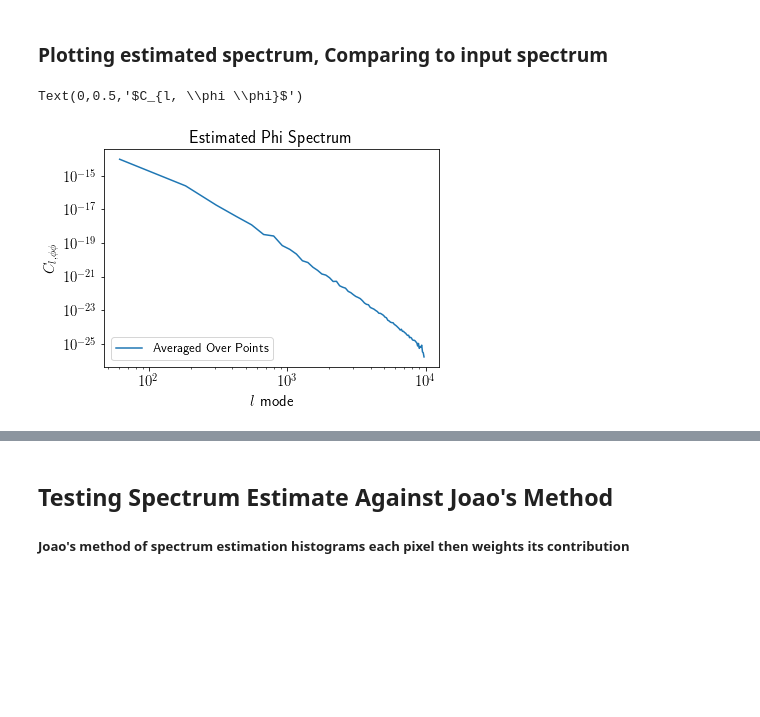
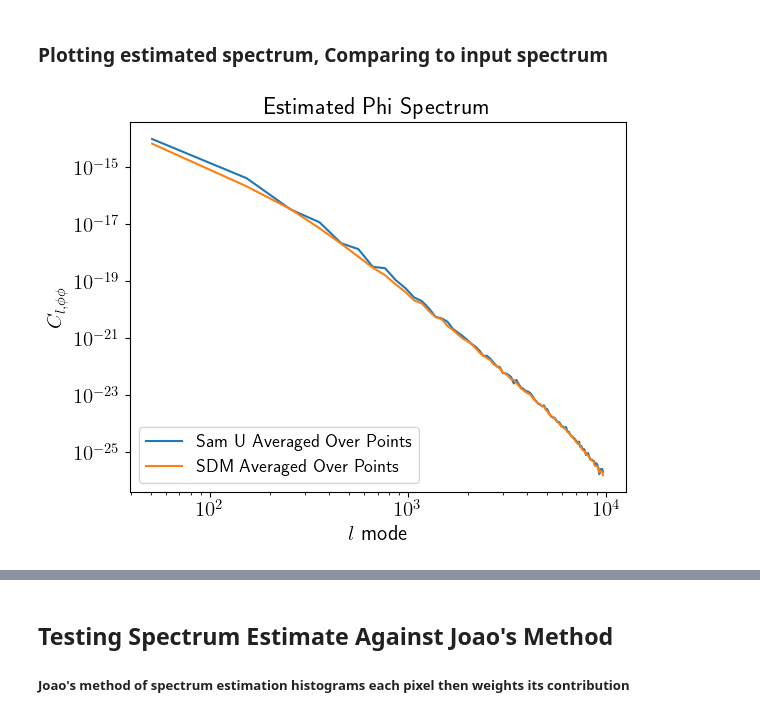
Before and after one commit to deepskies/DeepCMBsim, a Jupyter notebook: notebooks/T_Maps.ipynb, the cells around one changed output, grey strips where cells are left out. Cells and saved outputs as stored; diff of their text form; code cells hidden in the pictures; blank space fills up the shorter version.

```diff
--- a/notebooks/T_Maps.ipynb
+++ b/notebooks/T_Maps.ipynb
@@ -185,15 +205,15 @@ Text(0.5,1,'Logscale 2D Power Map')
 ### Diving 2D Power Map into 4 quarters for summing
 # %%
 #Dividing data into four quarters, rotating so lowest mode is in top left quarter
-quarter1 = map_power_2D[:int(pixels/2),:int(pixels/2)]
+quarter1 = map_power_2D[:pixels//2, :pixels//2]
 
-quarter2 = map_power_2D[:int(pixels/2),int(pixels/2+1):]
+quarter2 = map_power_2D[:pixels//2, pixels//2:]
 quarter2 = np.rot90(quarter2)
 
-quarter3 = map_power_2D[int(pixels/2+1):,:int(pixels/2)]
+quarter3 = map_power_2D[pixels//2:, :pixels//2]
 quarter3 = np.rot90(quarter3, k=3)
 
-quarter4 = map_power_2D[int(pixels/2+1):,int(pixels/2+1):]
+quarter4 = map_power_2D[pixels//2:, pixels//2:]
 quarter4 = np.rot90(quarter4, k=2)
 # %%
 #Example of one of the four quarters of 2D power map
@@ -208,7 +236,7 @@ Text(0.5,1,'Logscale 2D Power Map')
 # %%
 #Setting the parameters for the calculating the spectrum
 #Number of bins/number of annuli to be summed over (should this necessarily be less than pixels/2?)
-bin_num = 80
+bin_num = 96
 
 #Highest l-mode achievable, 192 pixels, divided into 4 quarters, with lstep = 72
 peak_l = pixels/2*72
@@ -255,24 +338,47 @@ for quarter in quarter_list:
 
             #Tally the pixel as being in this particular been (for averaging later)
             n[left_bin_edge] += 1 #counting the number of points in the bin for averaging later
+# %%
+q_av = np.mean([quarter1 , quarter2 , quarter3 , quarter4], axis=0)
+for i, spec in enumerate(quarter1):
+    lx_ = 72.*i #the l-mode in the x-direction
+
+    #Looping over each pixel in each row
+    for j, pwr in enumerate(quarter1[i]):
+
+        ly_ = 72.*j #the l-mode in the y-direction
+
+        #Calculate overall l-mode for each pixel
+        point_on_circ = np.sqrt(lx_**2+ly_**2) #overall l-mode
+
+        #Determine which been l-mode belongs to by seeing which is the largest lefthand edge smaller than pixel's overall l-mode
+        left_bin_edge = np.where(bin_edges <= point_on_circ)[0][-1] #largest bin that's smaller than overall l-mode
+
+        #Add power from that pixel to spectrum estimate
+        a_spectra_est[left_bin_edge] += q_av[i,j]#adding power at coordinate (i,j) to bin
+
+        #Tally the pixel as being in this particular been (for averaging later)
+        a_n[left_bin_edge] += 1 #counting the number of points in the bin for averaging later
 # %%
 #Divide the spectrum by the number of pixels that went into each bin
 spectra_est_avg_bins = spectra_est / n
+a_spectra_est_avg_bins = a_spectra_est / a_n
 # %% [markdown]
 ### Plotting estimated spectrum, Comparing to input spectrum
 # %%
 #Approximate spectrum
 #Lowest mode is determined by smallest l measurable (determined by bin width (determined by # of bins))
-plt.plot(bin_centers,spectra_est_avg_bins,label="Averaged Over Points")
+plt.plot(bin_centers,spectra_est_avg_bins,label="Sam U Averaged Over Points")
+plt.plot(bin_centers, a_spectra_est_avg_bins,label="SDM Averaged Over Points")
 plt.legend(loc="lower left")
 plt.yscale("log")
 plt.xscale("log")
 plt.title("Estimated Phi Spectrum")
 plt.xlabel("$l$ mode")
 plt.ylabel("$C_{l, \phi \phi}$")
+plt.show()
 # %% [output]
-Text(0,0.5,'$C_{l, \\phi \\phi}$')
-[figure, old version]
+[figure, new version]
 # %%
 #Spline data to compare input spectrum to estimated spectrum
 f1 = interp1d(l_0, clPP_0, kind="nearest")
```
Also changed, not shown: parts of 22 cells of this notebook.
